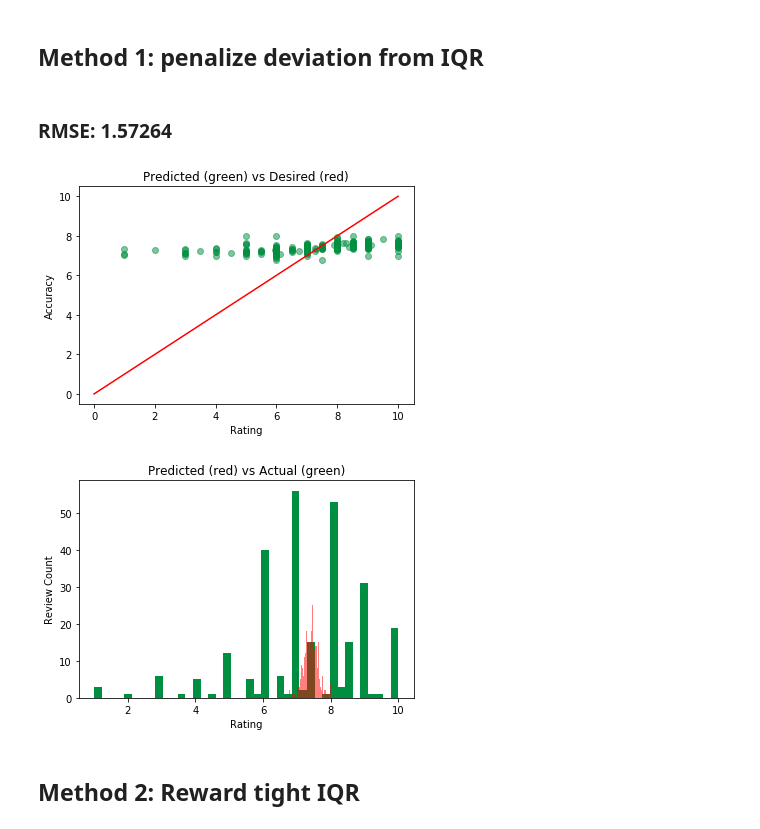
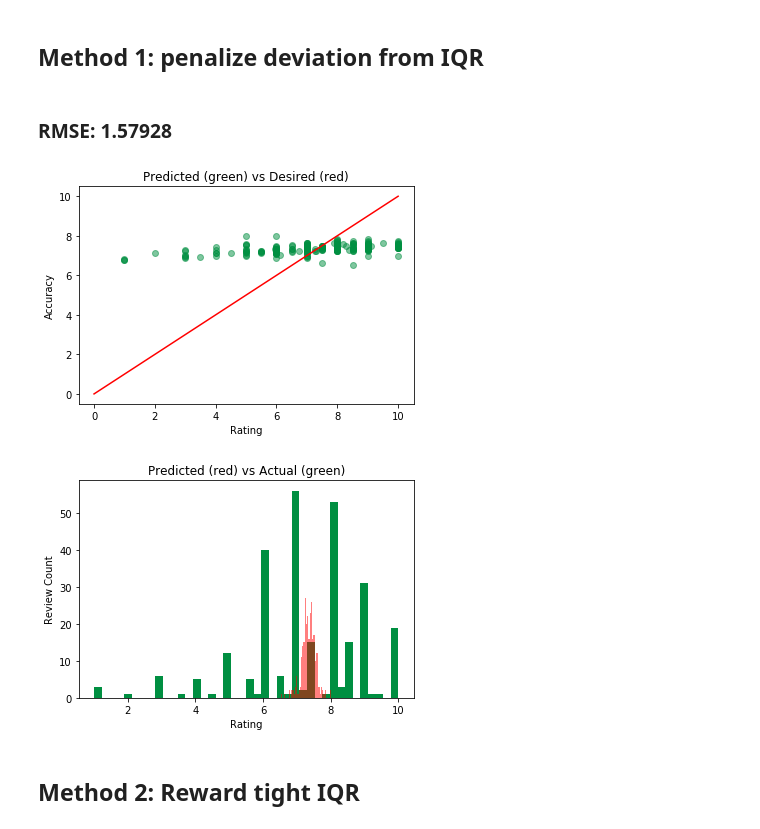
Before and after one commit to garrettseward/boardgame-sentiment, a Jupyter notebook: notebooks/model.ipynb, the cells around one changed output. Cells and saved outputs as stored; diff of their text form; code cells hidden in the pictures.

```diff
--- a/notebooks/model.ipynb
+++ b/notebooks/model.ipynb
@@ -138,16 +146,16 @@ util.plot_results(test, predictions)
 # %% [markdown]
 ## Method 1: penalize deviation from IQR
 # %%
-dispersion = 1 - (sig_words.iqr / sig_words.iqr.max())
+dispersion = 1 - (sig_words.iqr * sig_words.iqr.max())
 beta = pd.Series(dispersion.values, index=sig_words.word).sort_index()
 Qone_scaled = Qone.multiply(beta, axis=1)
 N_total = train.multiply(beta, axis=1).sum(axis=1)
 predictions = Qone_scaled.sum(axis=1) / N_total
 util.plot_results(test, predictions)
 # %% [output]
-### RMSE: 1.57264
+### RMSE: 1.57928
-[figure, old version]
+[figure, new version]
-[figure, old version]
+[figure, new version]
 # %% [markdown]
 ## Method 2: Reward tight IQR
 # %%
```
Also changed, not shown: parts of 3 cells of this notebook, 1 other file.
